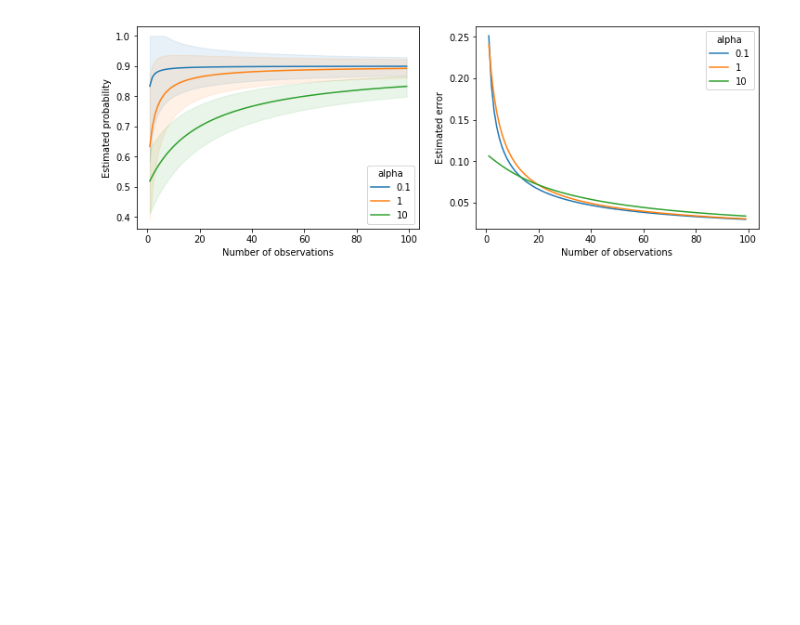
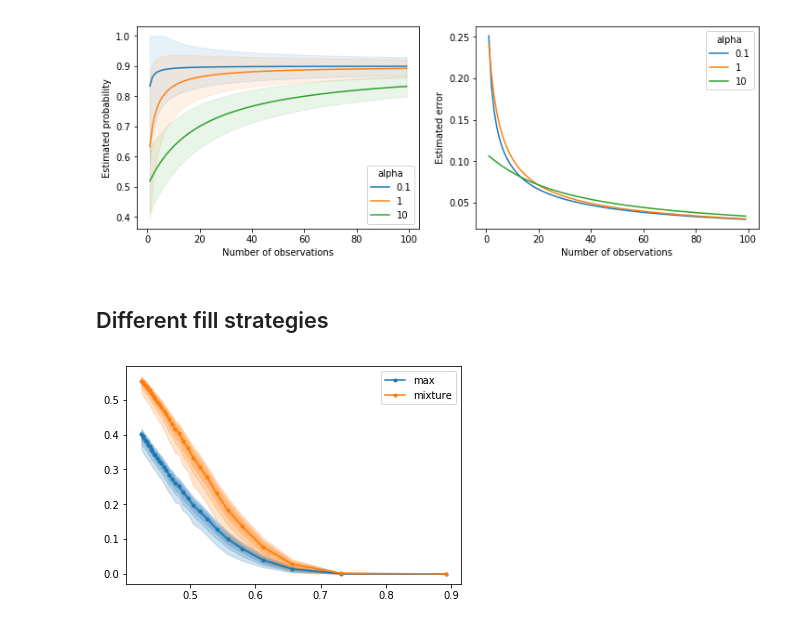
Before and after one commit to chmp/misc-exp, a Jupyter notebook: SemiSupervisedImages/HierarchicalSampling.ipynb, the cells around one changed output. Drawn from its saved outputs; the diff is of its cells as text; code cells hidden in the pictures; blank space fills up the shorter version.

```diff
--- a/SemiSupervisedImages/HierarchicalSampling.ipynb
+++ b/SemiSupervisedImages/HierarchicalSampling.ipynb
@@ -254,3 +274,27 @@ mpl_set(
 )
 # %% [output]
 [figure]
+# %% [markdown]
+## Different fill strategies
+# %%
+res = []
+pmax = []
+q = [0.1, 0.2, 0.3, 0.4, 0.5, 0.6, 0.7, 0.8, 0.9]
+n = 5
+
+for a in np.arange(0.1, 10, 0.3):
+    p = np.random.dirichlet([a] * 3, size=100_000)
+
+    pmax.append(np.mean(p.max(axis=1)))
+    res.append((
+        np.percentile((1 - p.max(axis=1)), q),
+        np.percentile((p * (1 - p)).sum(axis=1), q)
+    ))
+
+res = np.asarray(res)
+# %%
+qplot(pmax, res[..., 0, :].T, marker='.', label='max')
+qplot(pmax, res[..., 1, :].T, marker='.', label='mixture')
+mpl_set(legend=True)
+# %% [output]
+[figure, added]
```
Also changed, not shown: parts of 12 cells of this notebook, 3 other files.
